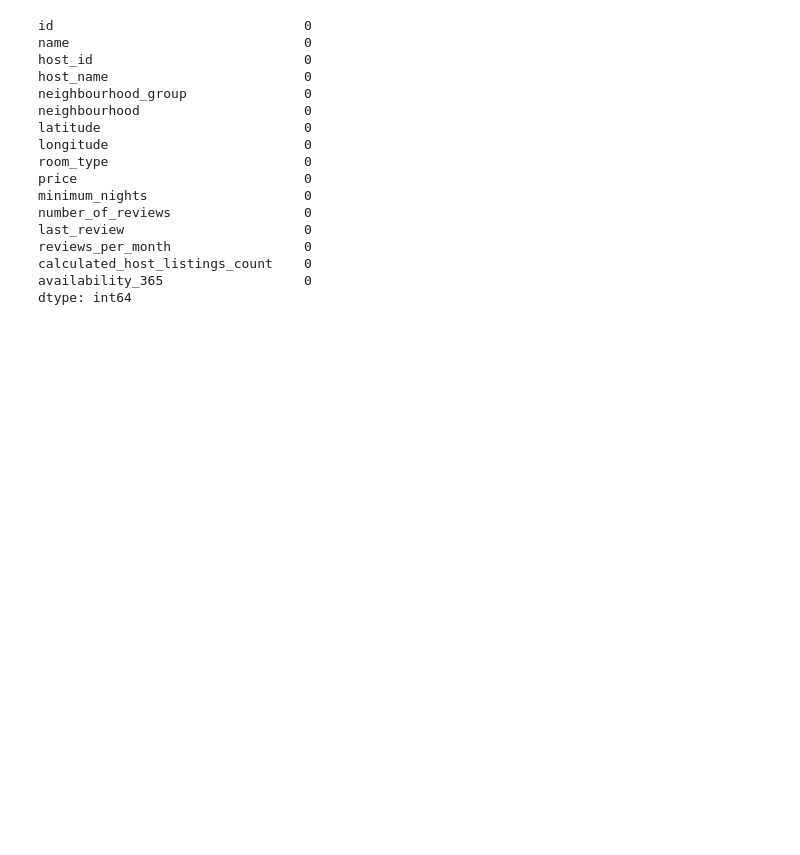
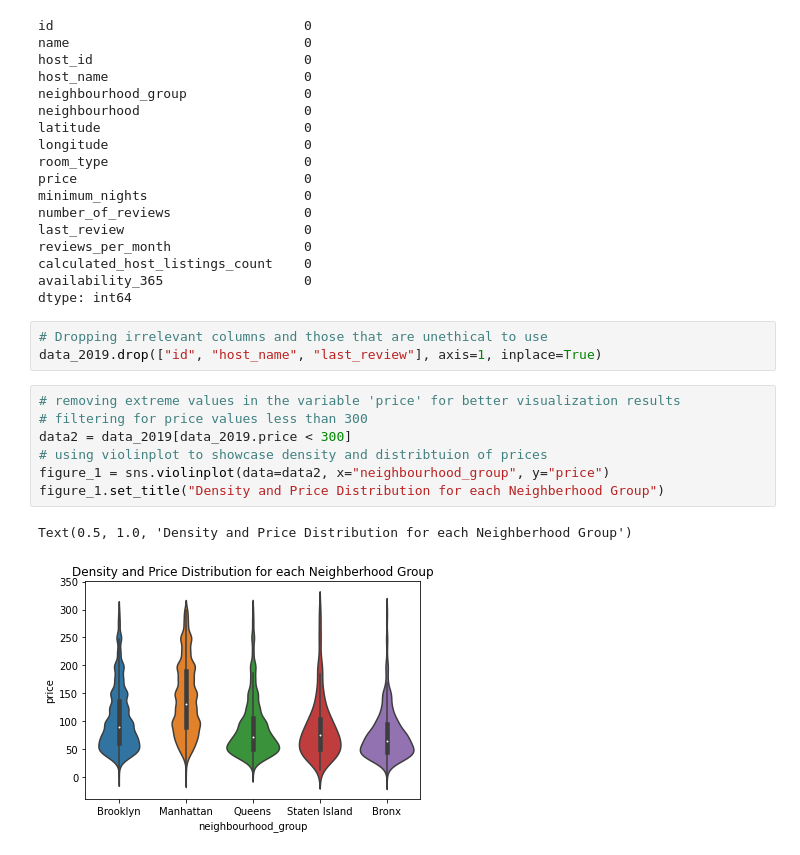
Before and after one commit to csridlen/eco395m-project-2, a Jupyter notebook: code/analysis_visualizations.ipynb, the cells around one changed output. Saved outputs shown, nothing was run; the diff lists cells and outputs as text; blank space fills up the shorter version.

```diff
--- a/code/analysis_visualizations.ipynb
+++ b/code/analysis_visualizations.ipynb
@@ -62,6 +63,19 @@ reviews_per_month                 0
 calculated_host_listings_count    0
 availability_365                  0
 dtype: int64
+# %%
+# Dropping irrelevant columns and those that are unethical to use
+data_2019.drop(["id", "host_name", "last_review"], axis=1, inplace=True)
+# %%
+# removing extreme values in the variable 'price' for better visualization results
+# filtering for price values less than 300
+data2 = data_2019[data_2019.price < 300]
+# using violinplot to showcase density and distribtuion of prices
+figure_1 = sns.violinplot(data=data2, x="neighbourhood_group", y="price")
+figure_1.set_title("Density and Price Distribution for each Neighberhood Group")
+# %% [output]
+Text(0.5, 1.0, 'Density and Price Distribution for each Neighberhood Group')
+[figure, added]
 # %%
 # Barplot for The Price Level by Room Type in each neighborhood
 neighborhood_counts = (
```
Also changed, not shown: parts of 8 cells of this notebook, 6 other files.
